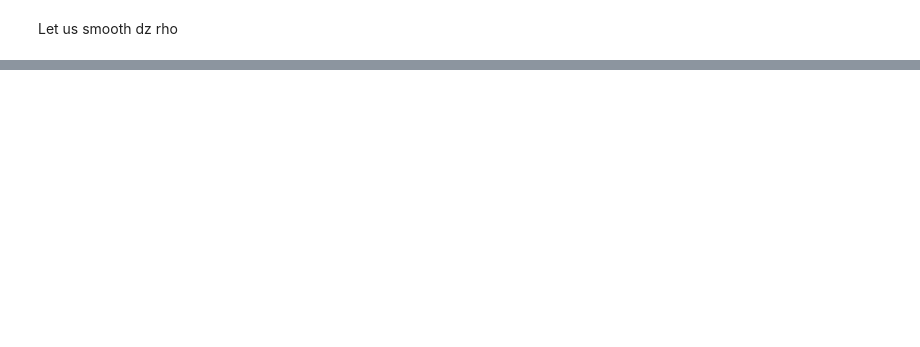
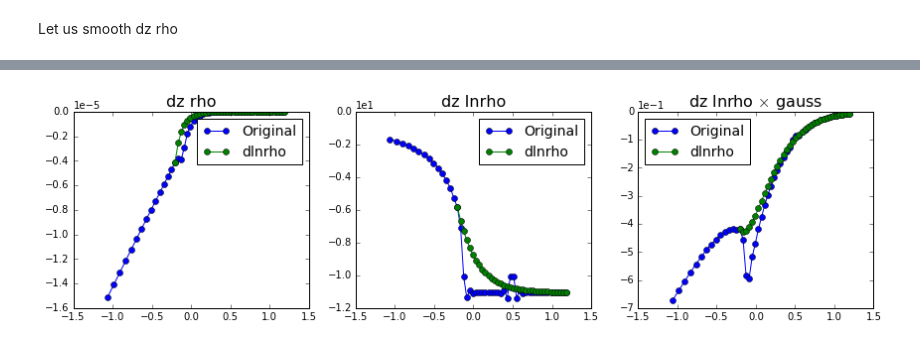
Before and after one commit to jishnub/sparc_flows, a Jupyter notebook: smoothed_velocity_potential.ipynb, the cells around one changed output, grey strips where cells are left out. Saved outputs shown, nothing was run; the diff lists cells and outputs as text; code cells hidden in the pictures; blank space fills up the shorter version.

```diff
--- a/smoothed_velocity_potential.ipynb
+++ b/smoothed_velocity_potential.ipynb
@@ -221,0 +166,86 @@ np.savetxt(read_params.get_solarmodel()+"_smoothed_dzrho",solar_model_with_dzrho
+# %%
+# z_left_1 = -0.8; z_right_1 = -0.2; z_left_2 = -0; z_right_2 = z[-1]
+# def lr(arr):
+#     arr_left = arr[ind_z(z_left_1):ind_z(z_right_1)]
+#     arr_right = arr[ind_z(z_left_2):ind_z(z_right_2)]
+#     return np.concatenate((arr_left,arr_right))
+
+# s = scipy.interpolate.InterpolatedUnivariateSpline(lr(z),lr(drho))
+
+# drho_smoothed_surf = s(surface(z))
+# drho_smoothed = np.concatenate((drho[:ind_z(z_left_1)],s(z[ind_z(z_left_1):])))
+# drho_smoothed = two_d(drho_smoothed)
+
+left_ind = 250
+left_ind_fit = 264
+slope_left = (dlnrho[left_ind_fit+1]-dlnrho[left_ind_fit-1])/(z[left_ind_fit+1]-z[left_ind_fit-1])
+z_left = z[left_ind_fit]
+asymptotic_const = np.mean(dlnrho[-5:])
+
+# rho from exponential fit to dz ln rho
+yl_minus_yasymp = dlnrho[left_ind_fit]-asymptotic_const
+dlnrho_smoothed_from_dlnrho = ((yl_minus_yasymp*np.exp(slope_left*(z[left_ind_fit:]-z_left)/yl_minus_yasymp))
+                            + asymptotic_const)
+dlnrho_smoothed_from_dlnrho = two_d(np.concatenate((dlnrho[:left_ind_fit],dlnrho_smoothed_from_dlnrho)))
+
+rho_smoothed_from_dlnrho = (rho[left_ind_fit,0]*np.exp(asymptotic_const*(z[left_ind_fit:]-z_left))*
+                         np.exp(yl_minus_yasymp**2/slope_left*
+                                (np.exp(slope_left/yl_minus_yasymp*(z[left_ind_fit:]-z_left))-1)))
+rho_smoothed_from_dlnrho = two_d(np.concatenate((rho[:left_ind_fit,0],rho_smoothed_from_dlnrho)))
+
+drho_smoothed_from_dlnrho = rho[left_ind_fit,0]*np.exp(asymptotic_const*(z[left_ind_fit:]-z_left))*(asymptotic_const+
+                         np.exp(yl_minus_yasymp**2/slope_left*
+                                (np.exp(slope_left/yl_minus_yasymp*(z[left_ind_fit:]-z_left))-1))*
+                                    yl_minus_yasymp*np.exp(slope_left/yl_minus_yasymp*(z[left_ind_fit:]-z_left)))
+drho_smoothed_from_dlnrho = two_d(np.concatenate((drho[:left_ind_fit],drho_smoothed_from_dlnrho)))
+
+# rho from exponential fit to dzrho, not useful
+# left_ind_fit_2 = 266
+# slope_left = (drho[left_ind_fit_2+1]-drho[left_ind_fit_2-1])/(z[left_ind_fit_2+1]-z[left_ind_fit_2-1])
+# asymptotic_const = np.mean(drho[-5:])
+# yl_minus_yasymp = drho[left_ind_fit_2]-asymptotic_const
+# z_left = z[left_ind_fit_2]
+# drho_smoothed_from_drho = ((yl_minus_yasymp*np.exp(slope_left*(z[left_ind_fit_2:]-z_left)/yl_minus_yasymp))
+#                             + asymptotic_const)
+
+# rho_smoothed_from_drho = (rho[left_ind_fit_2,0]+asymptotic_const*(z[left_ind_fit_2:]-z_left)+
+#                           yl_minus_yasymp**2/slope_left*
+#                           (np.exp(slope_left/yl_minus_yasymp*(z[left_ind_fit_2:]-z_left))-1))
+
+# dlnrho_smoothed_from_drho = drho_smoothed_from_drho/rho_smoothed_from_drho
+
+# drho_smoothed_from_drho = two_d(np.concatenate((drho[:left_ind_fit_2],drho_smoothed_from_drho)))
+# rho_smoothed_from_drho = two_d(np.concatenate((rho[:left_ind_fit_2,0],rho_smoothed_from_drho)))
+# dlnrho_smoothed_from_drho = two_d(np.concatenate((dlnrho[:left_ind_fit_2],dlnrho_smoothed_from_drho)))
+
+plt.subplot(131)
+plt.plot(z[left_ind:],drho[left_ind:],'-o',label="Original");
+plt.plot(z[left_ind_fit:],drho_smoothed_from_dlnrho[left_ind_fit:,0],'-o',label="dlnrho");
+# plt.plot(z[left_ind_fit_2:],drho_smoothed_from_drho[left_ind_fit_2:,0],'-o',label="drho");
+plt.title("dz rho",fontsize=16)
+plt.legend(loc="best",fontsize=14);
+plt.ticklabel_format(style="sci",scilimits=(0,0))
+
+plt.subplot(132)
+plt.plot(z[left_ind:],dlnrho[left_ind:],'-o',label="Original");
+plt.plot(z[left_ind_fit:],dlnrho_smoothed_from_dlnrho[left_ind_fit:,0],'-o',label="dlnrho");
+# plt.plot(z[left_ind_fit_2:],dlnrho_smoothed_from_drho[left_ind_fit_2:,0],'-o',label="drho");
+plt.title("dz lnrho",fontsize=16)
+plt.legend(loc="best",fontsize=14);
+plt.ticklabel_format(style="sci",scilimits=(0,0))
+
+plt.subplot(133)
+plt.plot(z[left_ind:],dlnrho_gaussian[left_ind:],'-o',label="Original");
+plt.plot(z[left_ind_fit:],dlnrho_smoothed_from_dlnrho[left_ind_fit:,0]*np.exp(-(z[left_ind_fit:]-z0)**2/(2*sigmaz**2))
+         ,'-o',label="dlnrho");
+# plt.plot(z[left_ind_fit_2:],(dlnrho_smoothed_from_drho[left_ind_fit_2:,0]*
+#                              np.exp(-(z[left_ind_fit_2:]-z0)**2/(2*sigmaz**2)))
+#          ,'-o',label="drho");
+plt.title(r"dz lnrho $\times$ gauss",fontsize=16)
+plt.legend(loc="best",fontsize=14);
+plt.ticklabel_format(style="sci",scilimits=(0,0))
+
+plt.gcf().set_size_inches(12,3.5)
+plt.tight_layout()
+# %% [output]
+[figure, added]
```
Also changed, not shown: parts of 17 cells of this notebook, 6 other files.
